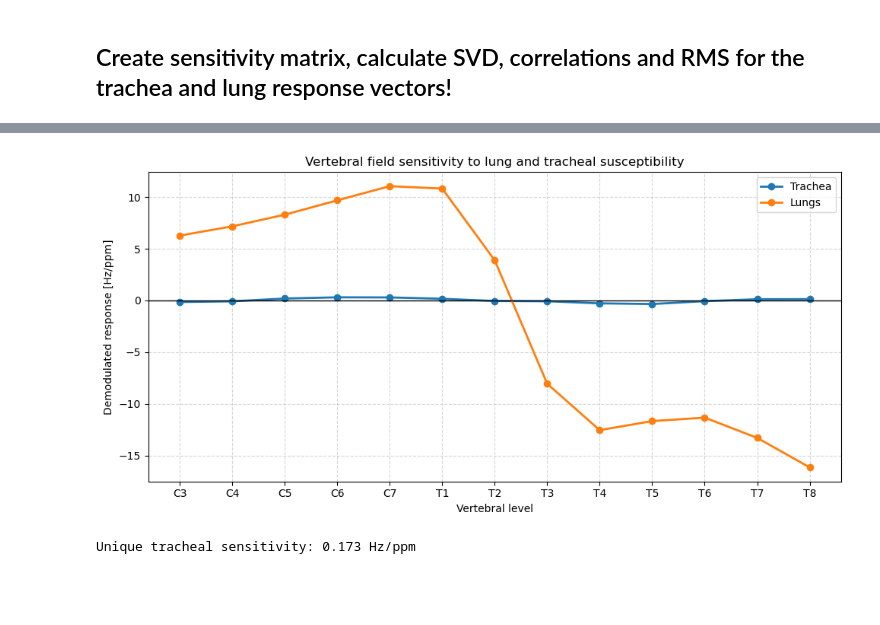
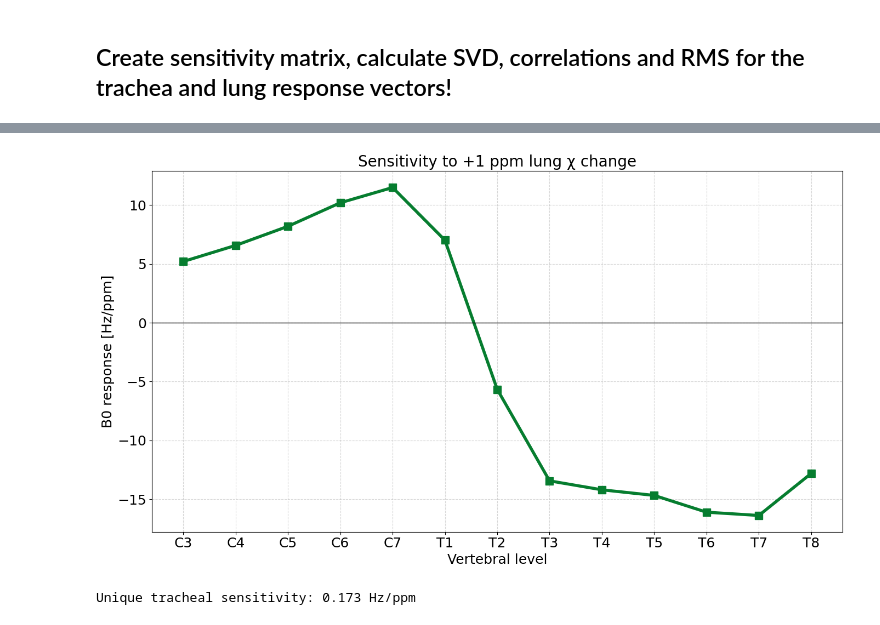
Before and after one commit to sriosq/Image-processing-strategies, a Jupyter notebook: chi_opt/chi_opt_debugging.ipynb, the cells around one changed output, grey strips where cells are left out. Drawn from its saved outputs; the diff is of its cells as text; code cells hidden in the pictures; blank space fills up the shorter version.

```diff
--- a/chi_opt/chi_opt_debugging.ipynb
+++ b/chi_opt/chi_opt_debugging.ipynb
@@ -452,22 +452,24 @@ def extract_demodulated_sc_profile(
 # %%
 
 # This don't change, this are used with the simulation's FOV for each subject
-path_to_sim_metric_mask = r"Z:\neuropoly_data\chi_fitting\chi_018\fm\sim\D2_D3_masks\t1w_wholebody_sc_msk_labeled.nii.gz" # Simulation
-path_to_dmod_mask = r"Z:\neuropoly_data\chi_fitting\chi_018\fm\sim\D2_D3_masks\t1w_wholebody_sc_msk.nii.gz" # Simulation
-path_to_chimap =  r"Z:\neuropoly_data\chi_fitting\chi_018\fm\sim\B1_chi_maps\chi_018_chi_map_plus_muscle.nii.gz" # This has fixed trachea at 0.27 and skeletal muscle at -9, body is -8.92 - Optimize lungs
-path_to_segs = r"R:\soothsayer\msc_data\chi_fitting\chi_018\niftis\t1\segmentations\final_segmentations_plus_muscle.nii.gz"
+path_to_sim_metric_mask = r"R:\soothsayer\msc_data\chi_fitting\reprocessing_old_ASPIRE\db0_033\sim\cord_mask_labeled.nii.gz" # Simulation
+path_to_dmod_mask = r"R:\soothsayer\msc_data\chi_fitting\reprocessing_old_ASPIRE\db0_033\sim\cord_mask.nii.gz" # Simulation
+path_to_chimap =  r"R:\soothsayer\msc_data\chi_fitting\reprocessing_old_ASPIRE\db0_033\sim\output\sub-1_sus_phantom.nii.gz" # This has fixed trachea at 0.27 and skeletal muscle at -9, body is -8.92 - Optimize lungs
+path_to_segs = r"R:\soothsayer\msc_data\chi_fitting\reprocessing_old_ASPIRE\db0_033\sim\final_sorted_all_labels.nii.gz"
 
 
 # In vivo data loading
 # load in-vivo average metrics, this covers C3 to T8 (3 to 15)
-invivo_avg_metrics = pd.read_csv(r"Z:\neuropoly_data\chi_fitting\chi_018\fm\C_dmod_meas\simple_avg_respiration.csv")
-invivo_avg_metrics_values = invivo_avg_metrics['WA()']
+# Loading the in-vivo related measured data - this should be already from 2 to 14
+in_vivo_dmod_exp_field_Hz_df = pd.read_csv(r"R:\soothsayer\msc_data\chi_fitting\reprocessing_old_ASPIRE\db0_033\exp\sub-1_OLD_Aspire_DEMOD_EXP_mean_per_level_1_15.csv")
+in_vivo_dmod_inspp_field_Hz_df = pd.read_csv(r"R:\soothsayer\msc_data\chi_fitting\reprocessing_old_ASPIRE\db0_033\insp\sub-1_OLD_Aspire_DEMOD_INSP_mean_per_level_1_15.csv")
+invivo_avg_metrics_values = (in_vivo_dmod_exp_field_Hz_df+ in_vivo_dmod_inspp_field_Hz_df )/2
 
 gamma_bar = 42.58 # MHz/T
 B0 = 3 # [T]
 
 # Get info from json files of the scanner, the central frequency should be the same for both EXP and INSP
-central_freq_exp = 123.24935 # in MHz  123.24935 vs 123.248944 (Exp vs Insp)
+central_freq_exp =  123.249391 # in MHz  123.24935 vs 123.248944 (Exp vs Insp)
 B0_used_scanner = central_freq_exp /gamma_bar
 print("The B0 to use in the simulation should be: ", B0_used_scanner, "T")
 
@@ -612,36 +614,51 @@ vertebral_levels = [
     "T6", "T7", "T8",
 ]
 # %%
-fig, ax = plt.subplots(figsize=(10, 5))
+fig, ax = plt.subplots(figsize=(14, 8))
 
-ax.plot(
-    vertebral_levels,
-    trachea_response,
-    marker="o",
-    linewidth=2,
-    label="Trachea",
-)
+#ax.plot(
+#    vertebral_levels,
+#    trachea_response,
+#    marker="o",
+#    linewidth=2,
+#    label="Trachea",
+#)
 
 ax.plot(
     vertebral_levels,
     lung_response,
-    marker="o",
-    linewidth=2,
+    marker="s",
+    linewidth=4,
     label="Lungs",
+    color="#067D2F"
 )
 
 ax.axhline(0, color="black", linewidth=1)
 
 ax.set_xlabel("Vertebral level")
-ax.set_ylabel("Demodulated response [Hz/ppm]")
-ax.set_title("Vertebral field sensitivity to lung and tracheal susceptibility")
+ax.set_ylabel("B0 response [Hz/ppm]")
+ax.set_title("Sensitivity to +1 ppm lung χ change")
 ax.grid(True, linestyle="--", alpha=0.5)
-ax.legend()
 
 fig.tight_layout()
+
+plt.rcParams.update({
+    "font.size": 16,        # Default font size
+    "axes.titlesize": 20,   # Plot title
+    "axes.labelsize": 18,   # X and Y axis labels
+    "xtick.labelsize": 18,  # X-axis ticks
+    "ytick.labelsize": 18,  # Y-axis ticks
+    "legend.fontsize": 16,  # Legend
+})
+
+plt.rcParams.update({
+    "lines.linewidth": 2.5,
+    "lines.markersize": 10,
+})
+
 plt.show()
 # %% [output]
-[figure, old version]
+[figure, new version]
 # %%
 lung_unit = lung_response / np.linalg.norm(lung_response)
 
```
Also changed, not shown: parts of 3 cells of this notebook, 12 other files.
